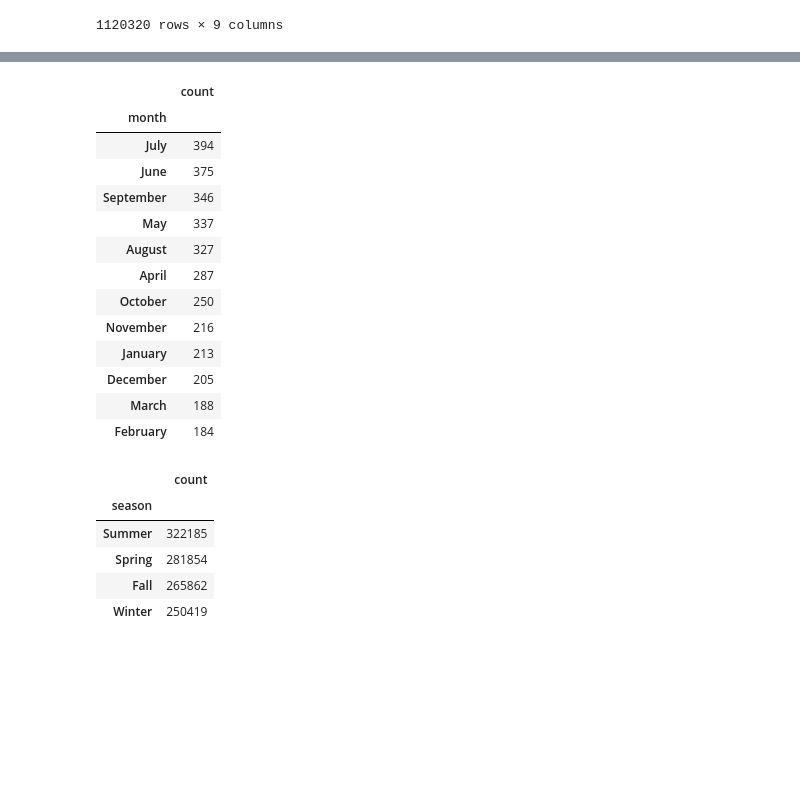
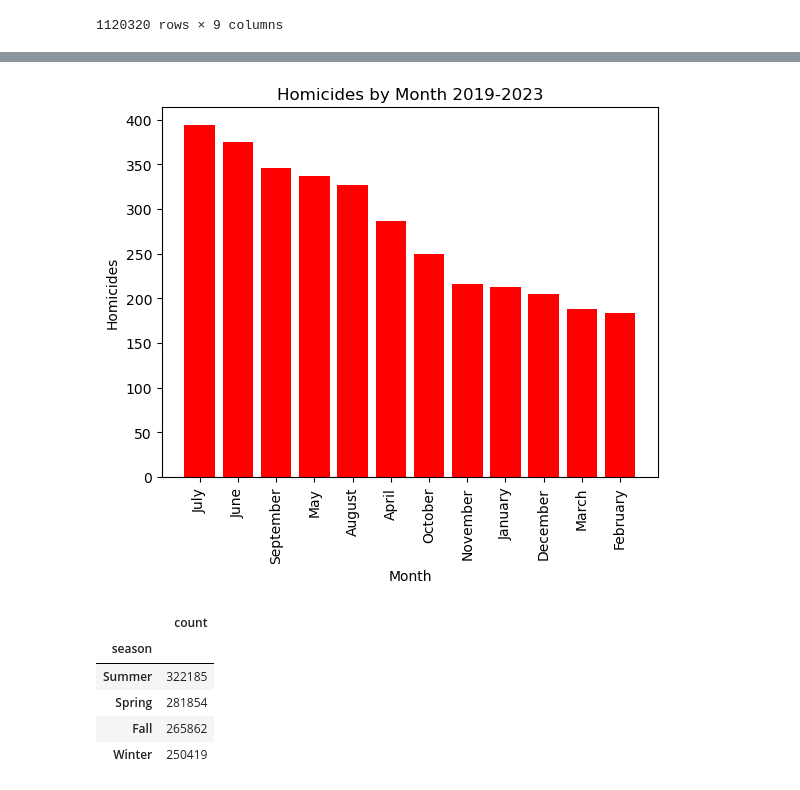
Before and after one commit to jdolinsky/chicago_crime, a Jupyter notebook: analysis.ipynb, the cells around one changed output, grey strips where cells are left out. Cells and saved outputs as stored; diff of their text form; code cells hidden in the pictures; blank space fills up the shorter version.

```diff
--- a/analysis.ipynb
+++ b/analysis.ipynb
@@ -270,22 +273,15 @@ pd.DataFrame(df1['month'].value_counts()).head(10)
 # %%
 murder1_df = df1[df1['primary_type'] == 'HOMICIDE']
 murder1_df = pd.DataFrame(murder1_df['month'].value_counts())
-murder1_df
+
+plt.bar(murder1_df.index, murder1_df['count'], color='red')
+plt.xticks(rotation=90)
+plt.xlabel('Month')
+plt.ylabel('Homicides')
+plt.title('Homicides by Month 2019-2023')
+plt.show()
 # %% [output]
-|  | count |
-| month |  |
-| July | 394 |
-| June | 375 |
-| September | 346 |
-| May | 337 |
-| August | 327 |
-| April | 287 |
-| October | 250 |
-| November | 216 |
-| January | 213 |
-| December | 205 |
-| March | 188 |
-| February | 184 |
+[figure, added]
 # %%
 pd.DataFrame(season_df['season'].value_counts())
 # %% [output]
```
Also changed, not shown: parts of 12 cells of this notebook, 2 other files.
